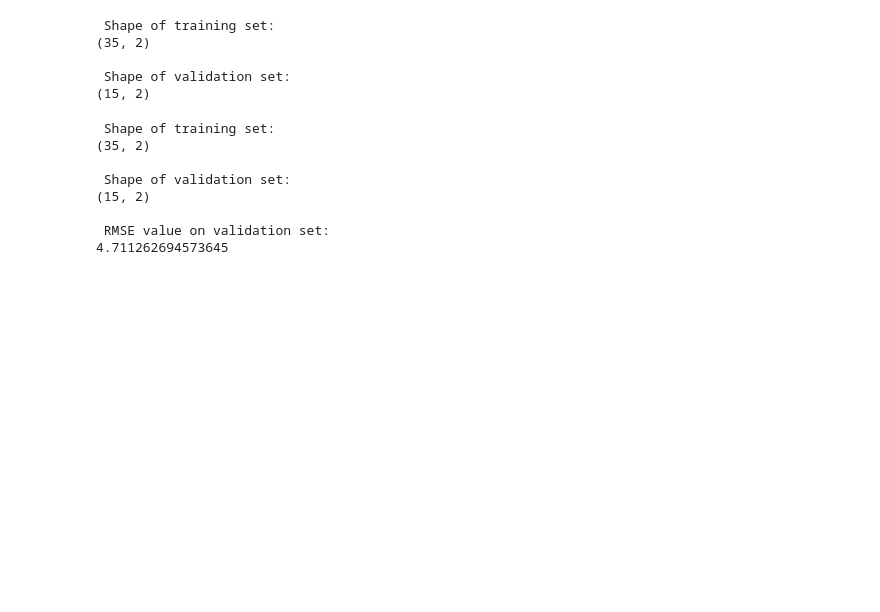
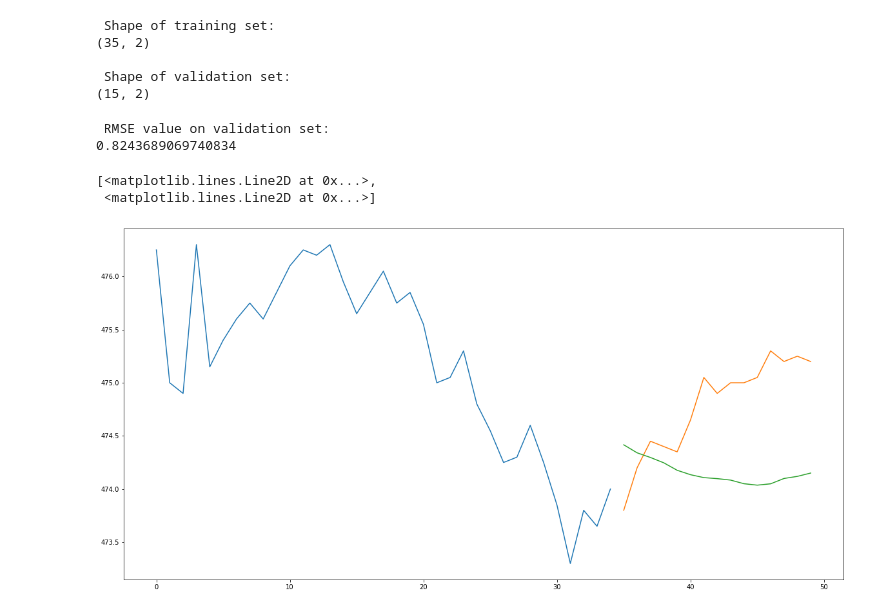
Before and after one commit to anjali88/Basic-ML-, a Jupyter notebook: Event_tracker_1.ipynb, the cells around one changed output. Cells and saved outputs as stored; diff of their text form; code cells hidden in the pictures; blank space fills up the shorter version.

```diff
--- a/Event_tracker_1.ipynb
+++ b/Event_tracker_1.ipynb
@@ -113,19 +122,6 @@ print(valid.shape)
 (15, 2)
 # %%
 # NOTE: While splitting the data into train and validation set, we cannot use random splitting since that will destroy the time component.
-# So here we have set the 3 months data into validation and the 9months data before that into train set.
-
-# splitting into train and validation
-train = new_data[:35]
-valid = new_data[35:]
-
-# shapes of training set
-print('\n Shape of training set:')
-print(train.shape)
-
-# shapes of validation set
-print('\n Shape of validation set:')
-print(valid.shape)
 
 # In the next step, we will create predictions for the validation set and check the RMSE using the actual values.
 # making predictions
@@ -140,14 +136,20 @@ rms=np.sqrt(np.mean(np.power((np.array(valid['Close'])-preds),2)))
 print('\n RMSE value on validation set:')
 print(rms)
 # %% [output]
- Shape of training set:
-(35, 2)
-
- Shape of validation set:
-(15, 2)
-
  RMSE value on validation set:
-4.711262694573645
+0.8243689069740834
+# %%
+import warnings
+warnings.filterwarnings("ignore")
+#plot
+valid['Predictions'] = 0
+valid['Predictions'] = preds
+plt.plot(train['Close'])
+plt.plot(valid[['Close', 'Predictions']])
+# %% [output]
+[<matplotlib.lines.Line2D at 0x...>,
+ <matplotlib.lines.Line2D at 0x...>]
+[figure, added]
 # %%
 ### Import all appropritae libararies ###
 import time
```
Also changed, not shown: parts of 5 cells of this notebook.
